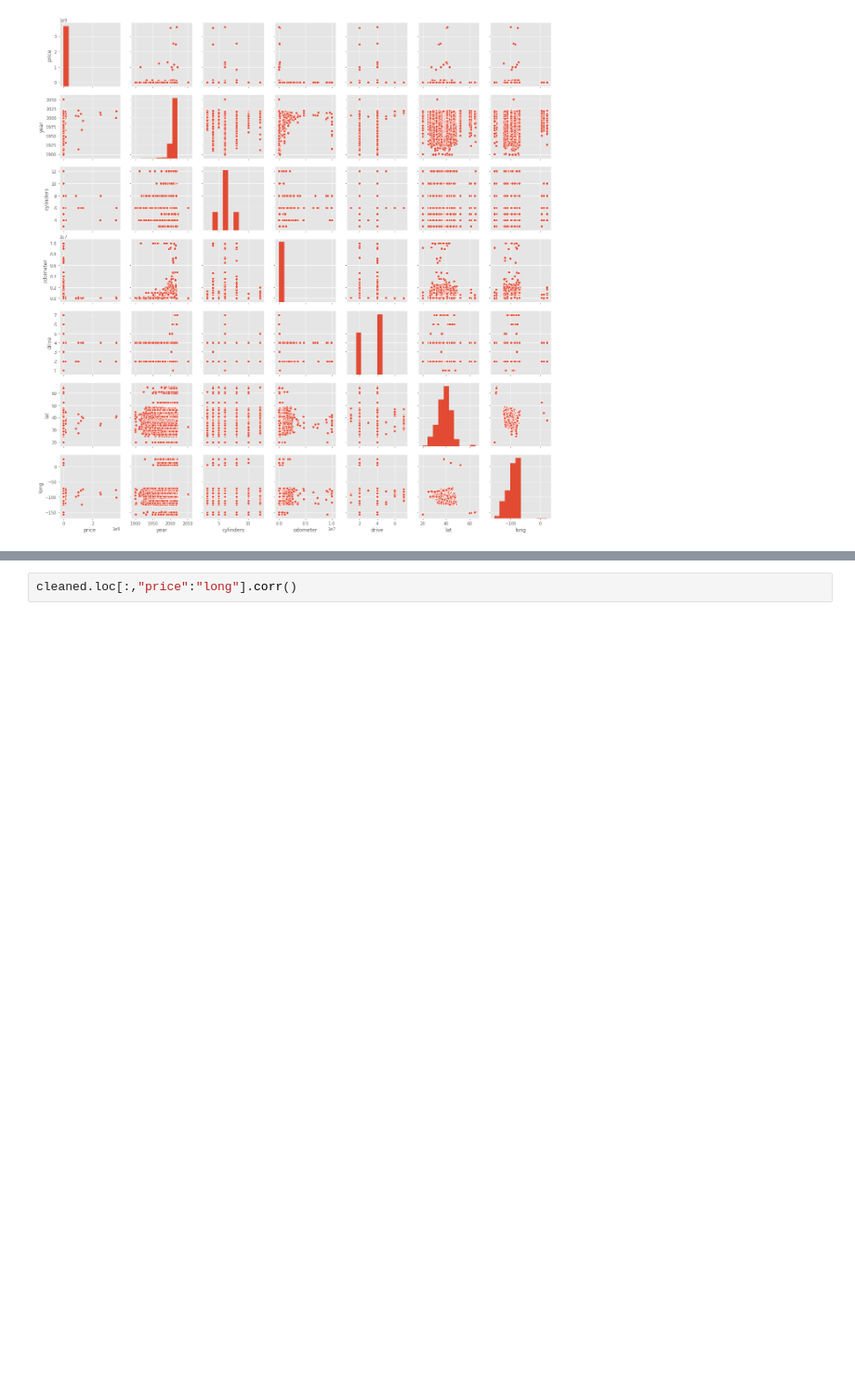
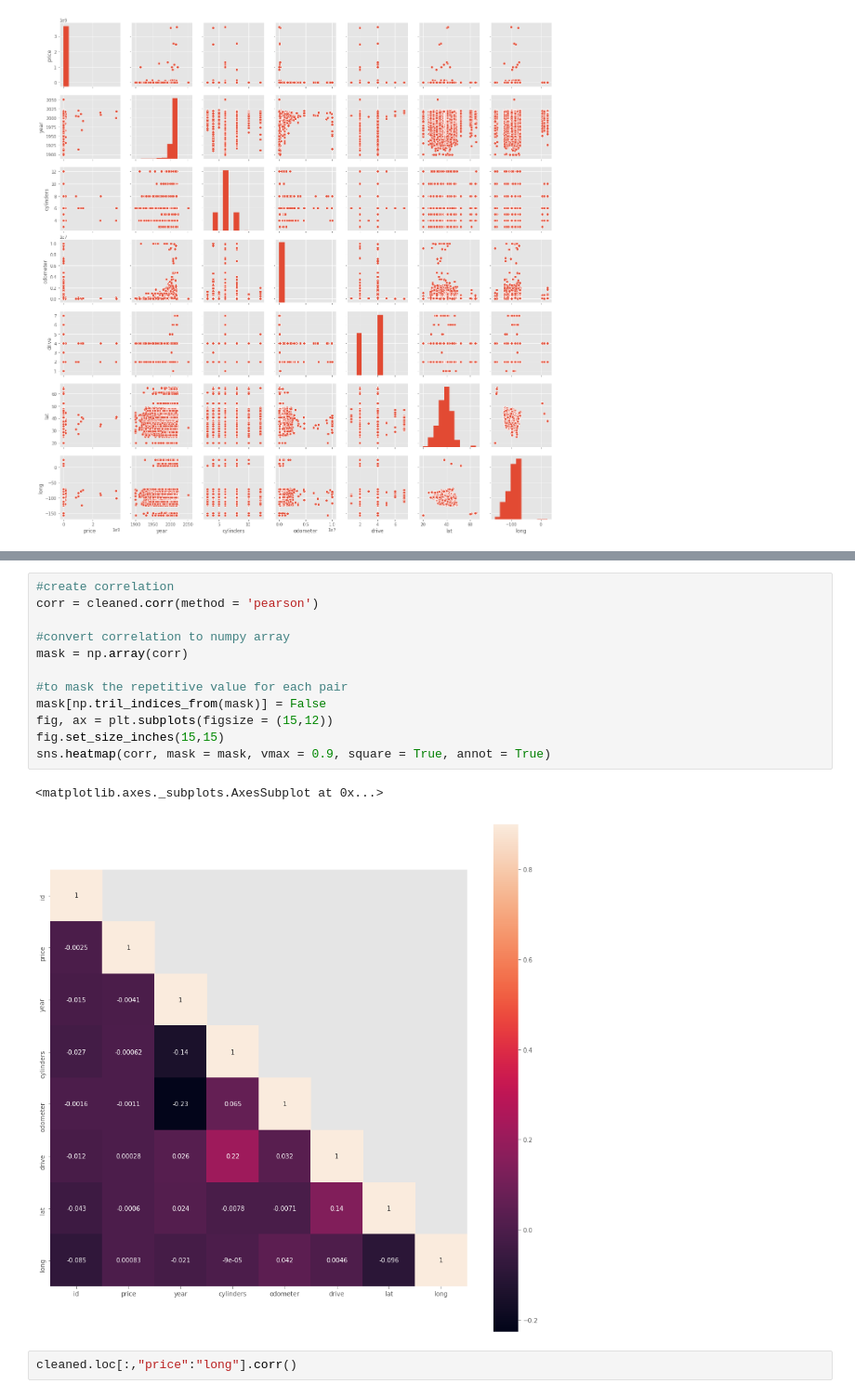
Before and after one commit to sukesh-reddy/Used-Cars-Analysis, a Jupyter notebook: usedcarsExploratoryDataAnalysis.ipynb, the cells around one changed output, grey strips where cells are left out. Shown: that part at 93% size. Drawn from its saved outputs; the diff is of its cells as text; blank space fills up the shorter version.

```diff
--- a/usedcarsExploratoryDataAnalysis.ipynb
+++ b/usedcarsExploratoryDataAnalysis.ipynb
@@ -20,3 +27,18 @@ sns.heatmap(cleaned.loc[:,"price":"long"].corr())
+# %%
+#create correlation
+corr = cleaned.corr(method = 'pearson')
+
+#convert correlation to numpy array
+mask = np.array(corr)
+
+#to mask the repetitive value for each pair
+mask[np.tril_indices_from(mask)] = False
+fig, ax = plt.subplots(figsize = (15,12))
+fig.set_size_inches(15,15)
+sns.heatmap(corr, mask = mask, vmax = 0.9, square = True, annot = True)
+# %% [output]
+<matplotlib.axes._subplots.AxesSubplot at 0x...>
+[figure, added]
 # %%
 cleaned.loc[:,"price":"long"].corr()
 # %% [output]
```
Also changed, not shown: parts of 41 cells of this notebook, 1 other file.
